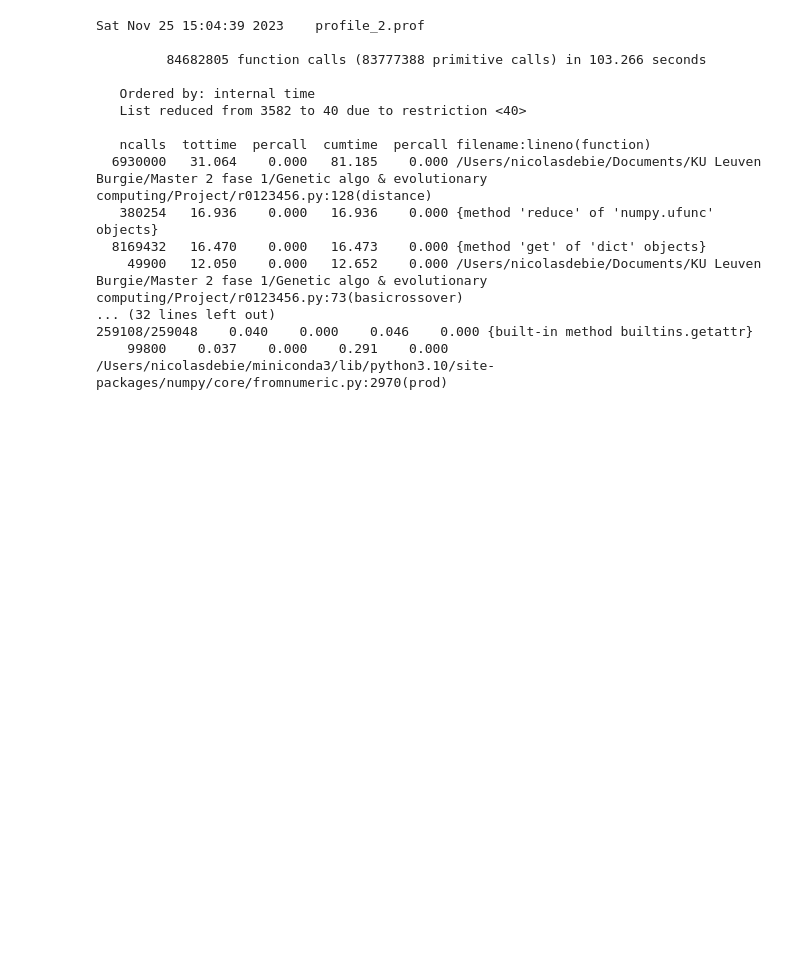
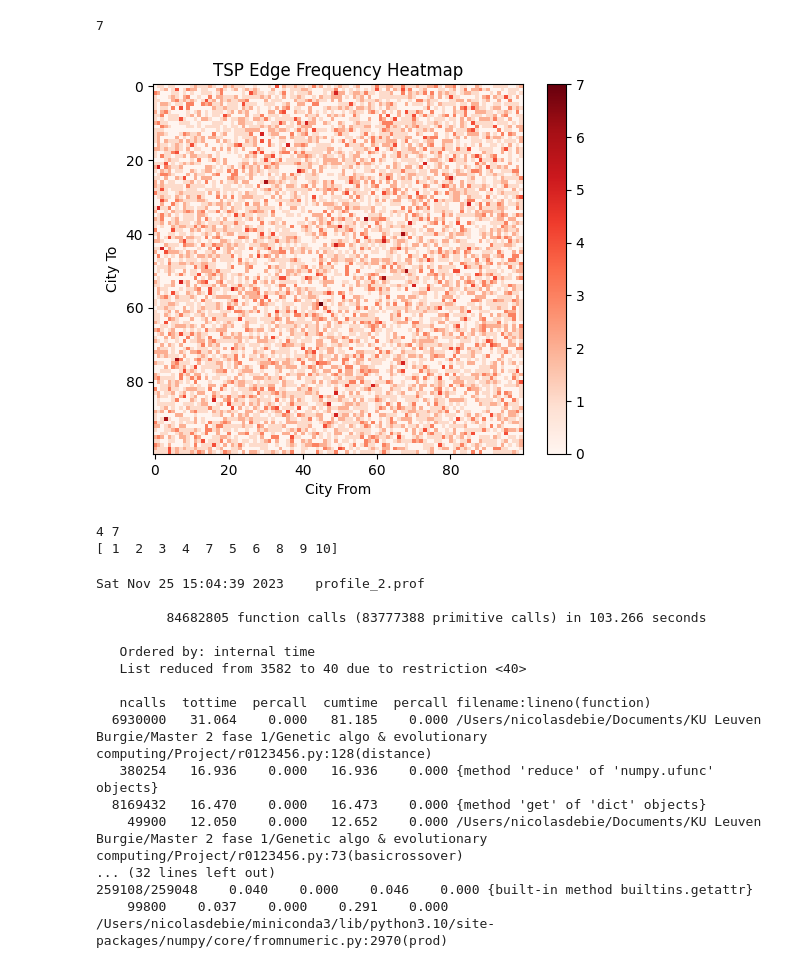
Before and after one commit to debienicolas/TSPGeneticAlgorithm, a Jupyter notebook: Visualisation.ipynb, the cells around one changed output. Drawn from its saved outputs; the diff is of its cells as text; code cells hidden in the pictures; blank space fills up the shorter version.

```diff
--- a/Visualisation.ipynb
+++ b/Visualisation.ipynb
@@ -1,3 +1,51 @@
+# %%
+import numpy as np
+import matplotlib.pyplot as plt
+
+population = np.zeros((100, 100),dtype=int)
+for i in range(len(population)):
+        population[i] = np.random.permutation(100)
+
+
+edge_matrix = np.zeros((100, 100),dtype=int)
+
+for ind in population:
+    for i in range(len(ind)-1):
+        edge_matrix[ind[i]][ind[i+1]] += 1
+
+    edge_matrix[ind[-1]][ind[0]] += 1
+
+print(np.max(edge_matrix))
+
+plt.imshow(edge_matrix, cmap='Reds')
+plt.title('TSP Edge Frequency Heatmap')
+plt.xlabel('City From')
+plt.ylabel('City To')
+plt.colorbar()
+plt.show()
+# %% [output]
+7
+[figure, added]
+# %%
+import numpy as np
+
+def scrambleMutation(individual):
+    i = np.random.randint(0, individual.size - 1)
+    arr = list(range(individual.size))
+    arr.remove(i)
+    j = np.random.randint(0, individual.size - 1)
+    print(i,j)
+    if i > j:
+        i, j = j, i
+    # shuffle the cities between i and j
+    individual[i:j] = np.random.permutation(individual[i:j])
+
+individual = np.array([1,2,3,4,5,6,7,8,9,10])
+scrambleMutation(individual)
+print(individual)
+# %% [output]
+4 7
+[ 1  2  3  4  7  5  6  8  9 10]
 # %%
 import pandas as pd
 import matplotlib.pyplot as plt
```
Also changed, not shown: 5 other files.
